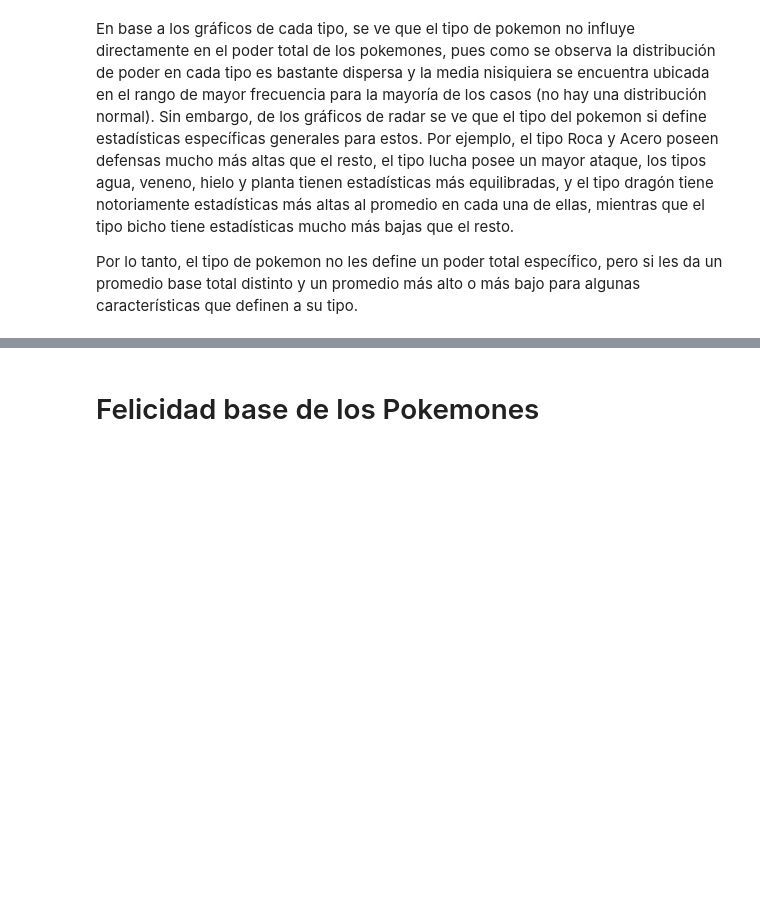
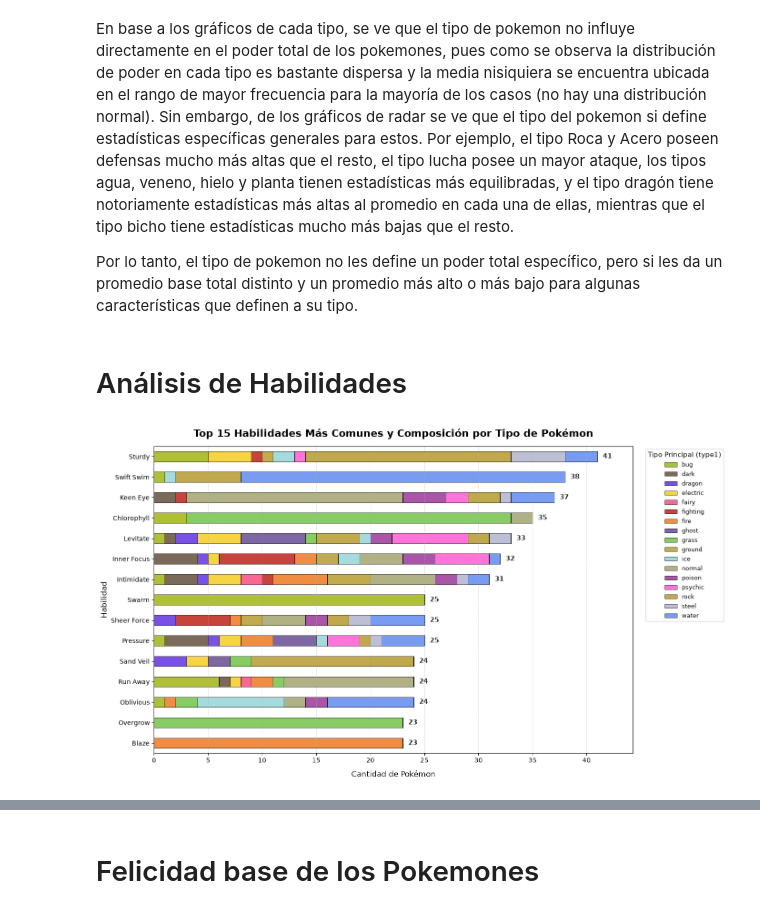
Before and after one commit to keitzeta/Pokemon-Inference-Classification-Outcomes, a Jupyter notebook: Pokemon.ipynb, the cells around one changed output, grey strips where cells are left out. Cells and saved outputs as stored; diff of their text form; code cells hidden in the pictures; blank space fills up the shorter version.

Commit message:
Restaurar habilidades

```diff
--- a/Pokemon.ipynb
+++ b/Pokemon.ipynb
@@ -711,3 +667,75 @@ for tipo, hex_color in colores_tipos.items():
 En base a los gráficos de cada tipo, se ve que el tipo de pokemon no influye directamente en el poder total de los pokemones, pues como se observa la distribución de poder en cada tipo es bastante dispersa y la media nisiquiera se encuentra ubicada en el rango de mayor frecuencia para la mayoría de los casos (no hay una distribución normal). Sin embargo, de los gráficos de radar se ve que el tipo del pokemon si define estadísticas específicas generales para estos. Por ejemplo, el tipo Roca y Acero poseen defensas mucho más altas que el resto, el tipo lucha posee un mayor ataque, los tipos agua, veneno, hielo y planta tienen estadísticas más equilibradas, y el tipo dragón tiene notoriamente estadísticas más altas al promedio en cada una de ellas, mientras que el tipo bicho tiene estadísticas mucho más bajas que el resto.
 
 Por lo tanto, el tipo de pokemon no les define un poder total específico, pero si les da un promedio base total distinto y un promedio más alto o más bajo para algunas características que definen a su tipo.
+# %% [markdown]
+# Análisis de Habilidades
+# %%
+def parse_abilities(val):
+    if isinstance(val, list):
+        return val
+    if val is None or pd.isna(val):
+        return []
+    try:
+        return ast.literal_eval(val)
+    except:
+        return []
+
+PokemonSet['abilities_clean'] = PokemonSet['abilities'].apply(parse_abilities)
+habilidades_separadas = (
+    PokemonSet.explode('abilities_clean')
+    .dropna(subset=['abilities_clean'])
+    .reset_index(drop=True)
+)
+habilidades_separadas['type1'] = habilidades_separadas['type1'].str.lower()
+
+top_15 = habilidades_separadas['abilities_clean'].value_counts().head(15).index.tolist()
+pok_top = habilidades_separadas[habilidades_separadas['abilities_clean'].isin(top_15)].reset_index(drop=True)
+
+tabla_tipos = pok_top.groupby(['abilities_clean', 'type1']).size().unstack(fill_value=0)
+tabla_tipos['Total'] = tabla_tipos.sum(axis=1)
+tabla_tipos = tabla_tipos.sort_values('Total', ascending=True)
+totales = tabla_tipos['Total']
+tabla_tipos = tabla_tipos.drop(columns=['Total'])
+
+colores_tipos = {
+    'water': '#6991F0', 'normal': '#A8AA79', 'grass': '#7AC852', 'bug': '#A7B822',
+    'fairy': '#F85887', 'fire': '#EF812E', 'rock': '#B99F38', 'electric': '#F6D030',
+    'poison': '#A0429F', 'ground': '#BCA23B', 'dark': '#6D5947', 'fighting': '#C12F27',
+    'ghost': '#70589A', 'dragon': '#6B3EE3', 'steel': '#B6B8D0', 'ice': '#9AD7D9',
+    'psychic': '#FF65D5', 'flying': '#A991F0'
+}
+colores_apilados = [colores_tipos.get(col, '#CCCCCC') for col in tabla_tipos.columns]
+
+fig, ax = plt.subplots(figsize=(14, 8))
+tabla_tipos.plot(
+    kind='barh',
+    stacked=True,
+    color=colores_apilados,
+    edgecolor='black',
+    linewidth=0.6,
+    alpha=0.9,
+    ax=ax
+)
+
+for i, (habilidad, total) in enumerate(totales.items()):
+    ax.text(total + 0.5, i, f'{int(total)}', va='center', fontsize=11, fontweight='bold', color='#333333')
+
+plt.title('Top 15 Habilidades Más Comunes y Composición por Tipo de Pokémon', fontsize=16, weight='bold', pad=15)
+plt.xlabel('Cantidad de Pokémon', fontsize=12, labelpad=10)
+plt.ylabel('Habilidad', fontsize=12)
+plt.xlim(0, max(totales) * 1.08)
+plt.grid(axis='x', linestyle='--', alpha=0.4)
+
+plt.legend(
+    title='Tipo Principal (type1)',
+    bbox_to_anchor=(1.02, 1),
+    loc='upper left',
+    frameon=True,
+    fontsize=9.5,
+    title_fontsize=11
+)
+
+plt.tight_layout()
+plt.show()
+# %% [output]
+[figure, added]
```
Also changed, not shown: parts of 11 cells of this notebook.
